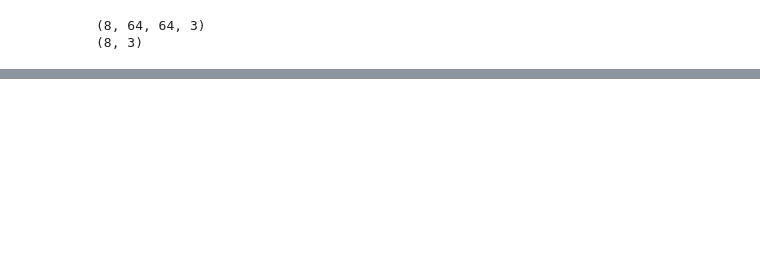
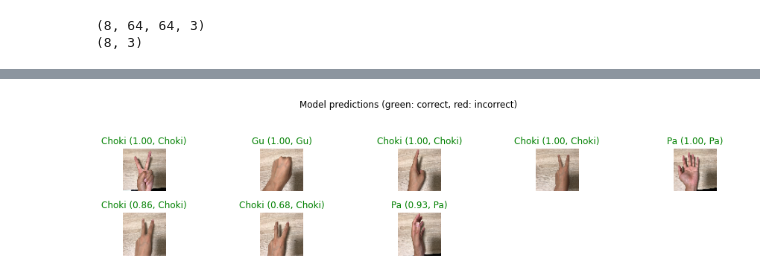
Before and after one commit to newstage75/ML_study, a Jupyter notebook: karaAI/再度からあげ先生の勉強.ipynb, the cells around one changed output, grey strips where cells are left out. Saved outputs shown, nothing was run; the diff lists cells and outputs as text; code cells hidden in the pictures; blank space fills up the shorter version.

```diff
--- a/karaAI/再度からあげ先生の勉強.ipynb
+++ b/karaAI/再度からあげ先生の勉強.ipynb
@@ -259,0 +357,46 @@ for i in range(0, image_numb):
+# %%
+#学習させたモデルを使った推定
+
+# Get the ordered list of class names:
+import PIL.Image as Image
+class_names = validation_data.class_indices.items()
+class_names = np.array([key.title() for key, value in class_names])
+
+validation_data.reset()
+validation_data.shuffle = True
+validation_data.batch_size = BATCH_SIZE
+
+# Retrieve the first batch from the validation data
+for validation_image_batch, validation_label_batch in validation_data:
+  break
+
+validation_id = np.argmax(validation_label_batch, axis=-1)
+validation_label = class_names[validation_id]
+predicted_batch = model.predict(validation_image_batch)
+
+# Returns the indices of the maximum values along a given axis
+predicted_id = np.argmax(predicted_batch, axis=-1)
+
+# Return the maximum values along a given axis
+predicted_score = np.max(predicted_batch, axis=-1)
+
+predicted_label_batch = class_names[predicted_id]
+
+plt.figure(figsize=(16, 9))
+plt.subplots_adjust(hspace=0.5)
+
+# Display the classification results for the first 30 images
+for n in range(min(validation_image_batch.shape[0], 30)):
+  plt.subplot(6, 5, n + 1)
+
+  # Convert the range from -1 to 1 to the range from 0 to 1
+  plt.imshow(np.array(validation_image_batch[n]*255,np.int32))
+  color = 'green' if predicted_id[n] == validation_id[n] else 'red'
+  predicted_label = predicted_label_batch[n].title()
+  plt.title(predicted_label + ' ({:.2f}, {})'.format(
+      predicted_score[n], validation_label[n]), color=color)
+  plt.axis('off')
+
+_ = plt.suptitle('Model predictions (green: correct, red: incorrect)')
+# %% [output]
+[figure, added]
```
Also changed, not shown: parts of 14 cells of this notebook.
